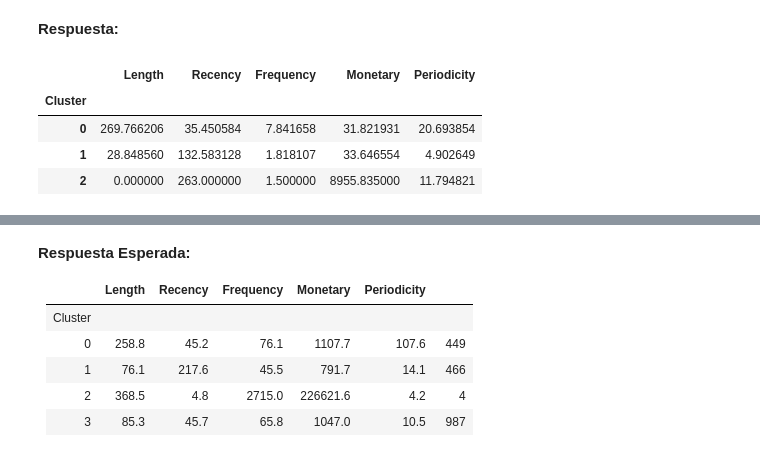
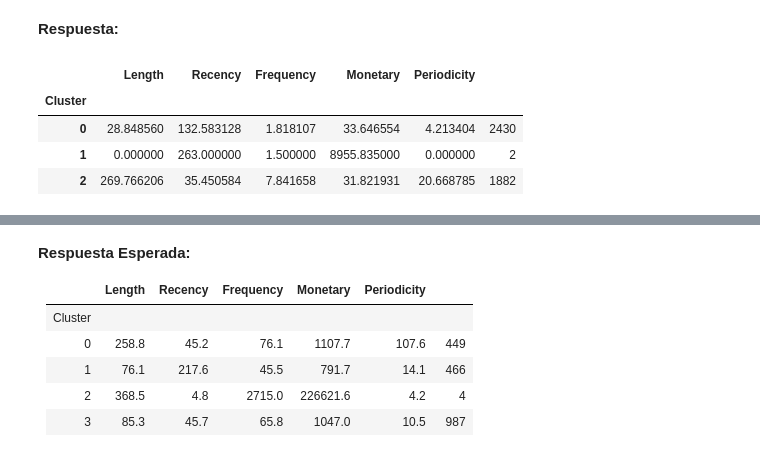
Before and after one commit to eduardomoyab/MDS7202_1, a Jupyter notebook: lab7/Laboratorio7_Enunciado.ipynb, the cells around one changed output, grey strips where cells are left out. Drawn from its saved outputs; the diff is of its cells as text; code cells hidden in the pictures.

```diff
--- a/lab7/Laboratorio7_Enunciado.ipynb
+++ b/lab7/Laboratorio7_Enunciado.ipynb
@@ -256,8 +313,8 @@ Tras aplicar las transformaciones sobre el dataset **LRMFP**, gráfique las comp
 #Se usa FunctionTransformer para convertir la función definida anteriormente en un transformador
 feature_extractor = FunctionTransformer(custom_features, validate=False)
 
-# Como la funcion custom_features puede generar NaN en "Periodicity", imputamos los datos, esto con simple imputer
-imputer = SimpleImputer(strategy='mean')
+# Como la funcion custom_features puede generar NaN en "Periodicity", imputamos los datos, esto con simple imputer y un valor constante igual a 0.
+imputer = SimpleImputer(strategy='constant')
 
 # Seleccionamos todas las columnas obtenidas de custom_features y la escalamos
 transformer = ColumnTransformer(
@@ -361,35 +418,40 @@ cluster_pipeline = Pipeline([
 # Ajustar el modelo a los datos
 cluster_pipeline.fit_transform(df_retail)
 
 # Obtener las etiquetas de clústeres
 labels = cluster_pipeline.named_steps['clustering'].labels_
 
 # Crear una copia del DataFrame original para evitar errores de longitud
 df_retail_copy = custom_features(df_retail)
 
 # Aplicar el imputador al DataFrame copiado
 imputed_df = imputer.fit_transform(df_retail_copy)
 
 # Convertir el resultado en un DataFrame
 imputed_df = pd.DataFrame(imputed_df, columns=df_retail_copy.columns)
 
 # Agregar las etiquetas de clústeres al DataFrame copiado
 imputed_df['Cluster'] = labels
 
 # Calcular los promedios para cada atributo agrupados por clúster
 cluster_means = imputed_df.groupby('Cluster').agg({
     'Length': 'mean',
     'Recency': 'mean',
     'Frequency': 'mean',
     'Monetary': 'mean',
     'Periodicity': 'mean',
+    'Cluster': 'count'  # Agregar una columna de recuento de datos por clúster
 })
+
+# Renombrar la columna de recuento
+cluster_means = cluster_means.rename(columns={'Cluster': ''})
+
 
 # Mostrar la tabla de promedios
 cluster_means
 # %% [output]
-|  | Length | Recency | Frequency | Monetary | Periodicity |
-| Cluster |  |  |  |  |  |
-| 0 | 269.766206 | 35.450584 | 7.841658 | 31.821931 | 20.693854 |
-| 1 | 28.848560 | 132.583128 | 1.818107 | 33.646554 | 4.902649 |
-| 2 | 0.000000 | 263.000000 | 1.500000 | 8955.835000 | 11.794821 |
+|  | Length | Recency | Frequency | Monetary | Periodicity |  |
+| Cluster |  |  |  |  |  |  |
+| 0 | 28.848560 | 132.583128 | 1.818107 | 33.646554 | 4.213404 | 2430 |
+| 1 | 0.000000 | 263.000000 | 1.500000 | 8955.835000 | 0.000000 | 2 |
+| 2 | 269.766206 | 35.450584 | 7.841658 | 31.821931 | 20.668785 | 1882 |
```
Also changed, not shown: parts of 14 cells of this notebook.
